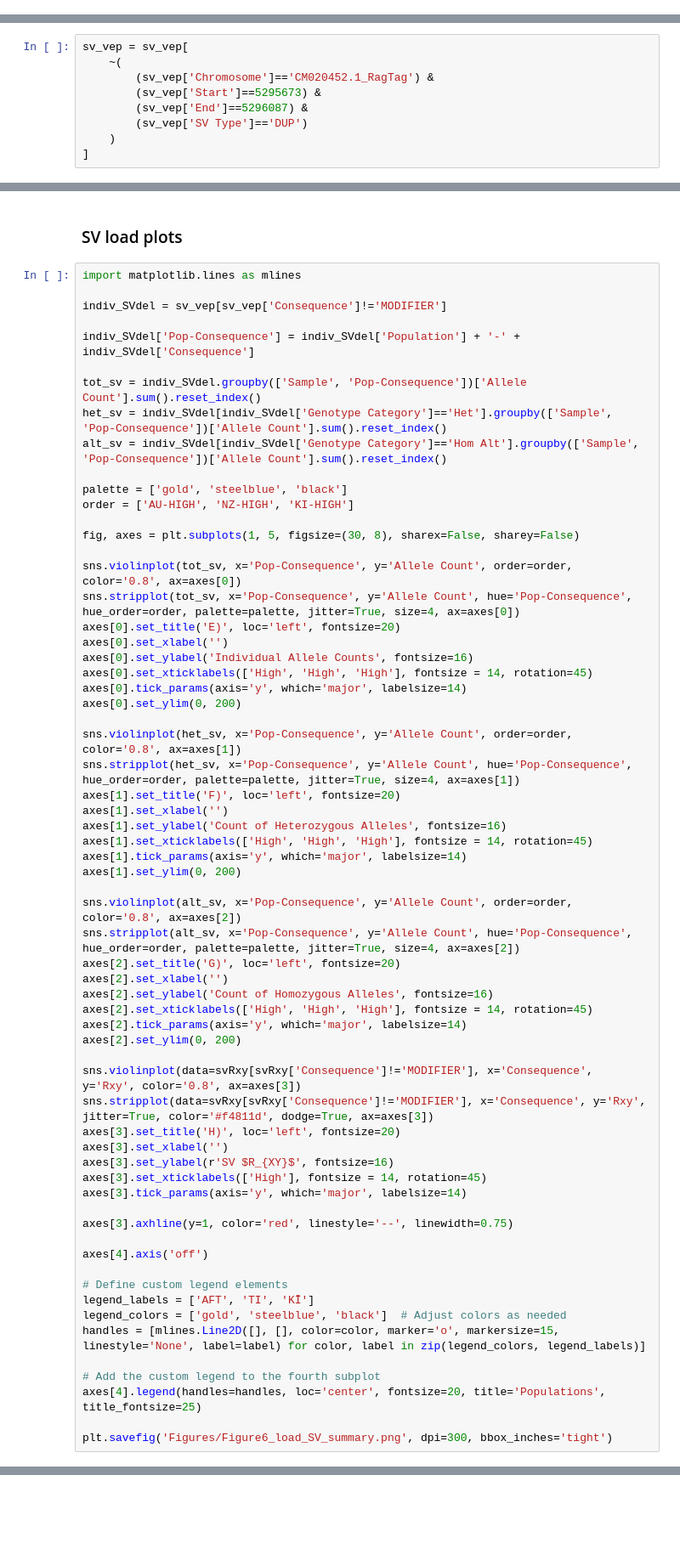
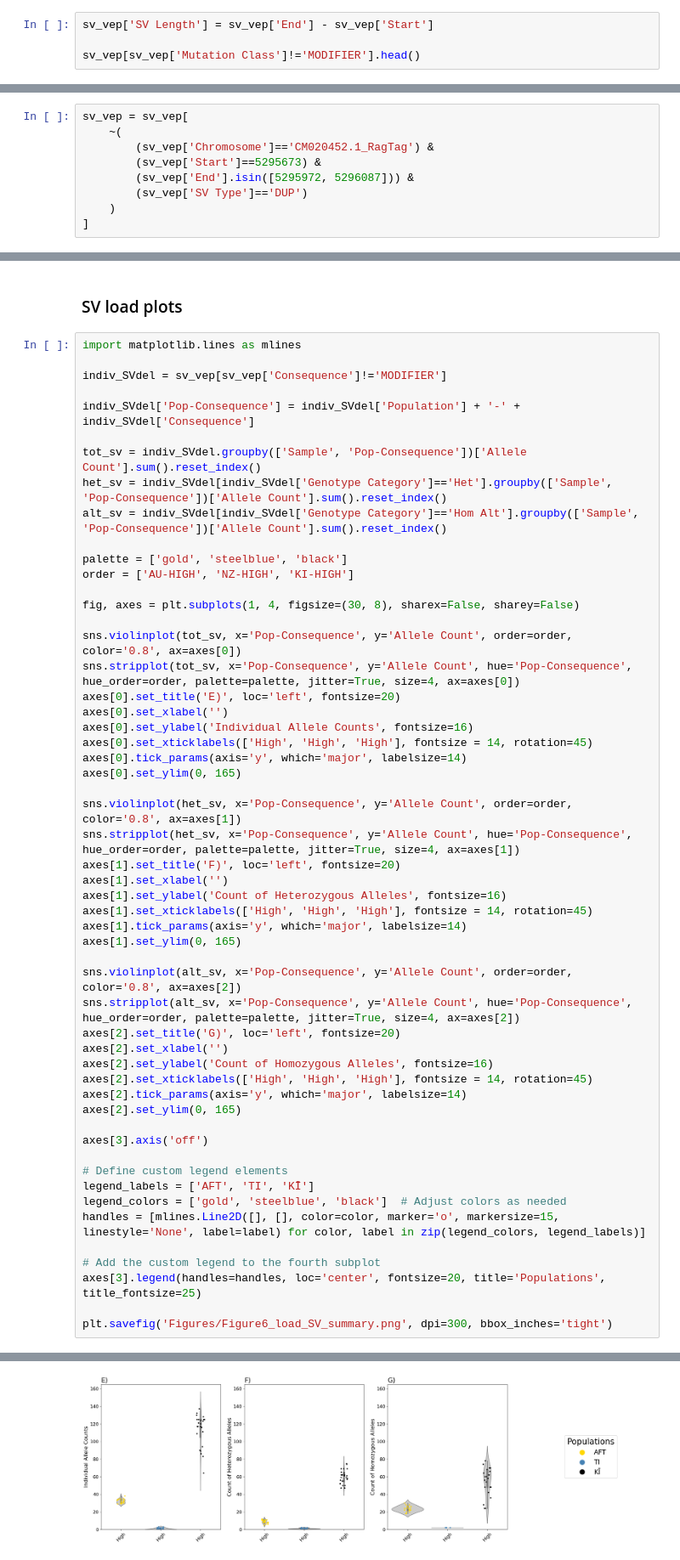
Before and after one commit to janawold1/2026_S_nereis_Cons_Gen, a Jupyter notebook: 07_Putative_Load.ipynb, the cells around one changed output, grey strips where cells are left out. Shown at 85% size. Cells and saved outputs as stored; diff of their text form; blank space fills up the shorter version.

```diff
--- a/07_Putative_Load.ipynb
+++ b/07_Putative_Load.ipynb
@@ -158,0 +144,4 @@ sv_vep.head()
+# %%
+sv_vep['SV Length'] = sv_vep['End'] - sv_vep['Start']
+
+sv_vep[sv_vep['Mutation Class']!='MODIFIER'].head()
@@ -180,7 +181,7 @@ sv_vep = sv_vep[
     ~(
         (sv_vep['Chromosome']=='CM020452.1_RagTag') &
         (sv_vep['Start']==5295673) &
-        (sv_vep['End']==5296087) &
+        (sv_vep['End'].isin([5295972, 5296087])) &
         (sv_vep['SV Type']=='DUP')
     )
 ]
@@ -758,7 +517,7 @@ alt_sv = indiv_SVdel[indiv_SVdel['Genotype Category']=='Hom Alt'].groupby(['Samp
 palette = ['gold', 'steelblue', 'black']
 order = ['AU-HIGH', 'NZ-HIGH', 'KI-HIGH']
 
-fig, axes = plt.subplots(1, 5, figsize=(30, 8), sharex=False, sharey=False)
+fig, axes = plt.subplots(1, 4, figsize=(30, 8), sharex=False, sharey=False)
 
 sns.violinplot(tot_sv, x='Pop-Consequence', y='Allele Count', order=order, color='0.8', ax=axes[0])
 sns.stripplot(tot_sv, x='Pop-Consequence', y='Allele Count', hue='Pop-Consequence', hue_order=order, palette=palette, jitter=True, size=4, ax=axes[0])
@@ -767,7 +526,7 @@ axes[0].set_xlabel('')
 axes[0].set_ylabel('Individual Allele Counts', fontsize=16)
 axes[0].set_xticklabels(['High', 'High', 'High'], fontsize = 14, rotation=45)
 axes[0].tick_params(axis='y', which='major', labelsize=14)
-axes[0].set_ylim(0, 200)
+axes[0].set_ylim(0, 165)
 
 sns.violinplot(het_sv, x='Pop-Consequence', y='Allele Count', order=order, color='0.8', ax=axes[1])
 sns.stripplot(het_sv, x='Pop-Consequence', y='Allele Count', hue='Pop-Consequence', hue_order=order, palette=palette, jitter=True, size=4, ax=axes[1])
@@ -776,7 +535,7 @@ axes[1].set_xlabel('')
 axes[1].set_ylabel('Count of Heterozygous Alleles', fontsize=16)
 axes[1].set_xticklabels(['High', 'High', 'High'], fontsize = 14, rotation=45)
 axes[1].tick_params(axis='y', which='major', labelsize=14)
-axes[1].set_ylim(0, 200)
+axes[1].set_ylim(0, 165)
 
 sns.violinplot(alt_sv, x='Pop-Consequence', y='Allele Count', order=order, color='0.8', ax=axes[2])
 sns.stripplot(alt_sv, x='Pop-Consequence', y='Allele Count', hue='Pop-Consequence', hue_order=order, palette=palette, jitter=True, size=4, ax=axes[2])
@@ -785,19 +544,9 @@ axes[2].set_xlabel('')
 axes[2].set_ylabel('Count of Homozygous Alleles', fontsize=16)
 axes[2].set_xticklabels(['High', 'High', 'High'], fontsize = 14, rotation=45)
 axes[2].tick_params(axis='y', which='major', labelsize=14)
-axes[2].set_ylim(0, 200)
+axes[2].set_ylim(0, 165)
 
-sns.violinplot(data=svRxy[svRxy['Consequence']!='MODIFIER'], x='Consequence', y='Rxy', color='0.8', ax=axes[3])
-sns.stripplot(data=svRxy[svRxy['Consequence']!='MODIFIER'], x='Consequence', y='Rxy', jitter=True, color='#f4811d', dodge=True, ax=axes[3])
-axes[3].set_title('H)', loc='left', fontsize=20)
-axes[3].set_xlabel('')
-axes[3].set_ylabel(r'SV $R_{XY}$', fontsize=16)
-axes[3].set_xticklabels(['High'], fontsize = 14, rotation=45)
-axes[3].tick_params(axis='y', which='major', labelsize=14)
-
-axes[3].axhline(y=1, color='red', linestyle='--', linewidth=0.75)
-
-axes[4].axis('off')
+axes[3].axis('off')
 
 # Define custom legend elements
 legend_labels = ['AFT', 'TI', 'KĪ']
@@ -805,6 +554,7 @@ legend_colors = ['gold', 'steelblue', 'black']  # Adjust colors as needed
 handles = [mlines.Line2D([], [], color=color, marker='o', markersize=15, linestyle='None', label=label) for color, label in zip(legend_colors, legend_labels)]
 
 # Add the custom legend to the fourth subplot
-axes[4].legend(handles=handles, loc='center', fontsize=20, title='Populations', title_fontsize=25)
+axes[3].legend(handles=handles, loc='center', fontsize=20, title='Populations', title_fontsize=25)
 
 plt.savefig('Figures/Figure6_load_SV_summary.png', dpi=300, bbox_inches='tight')
+# %% [output]
@@ -810,0 +566 @@ plt.savefig('Figures/Figure6_load_SV_summary.png', dpi=300, bbox_inches='tight')
+[figure, added]
```
Also changed, not shown: parts of 46 cells of this notebook, 9 other files.
